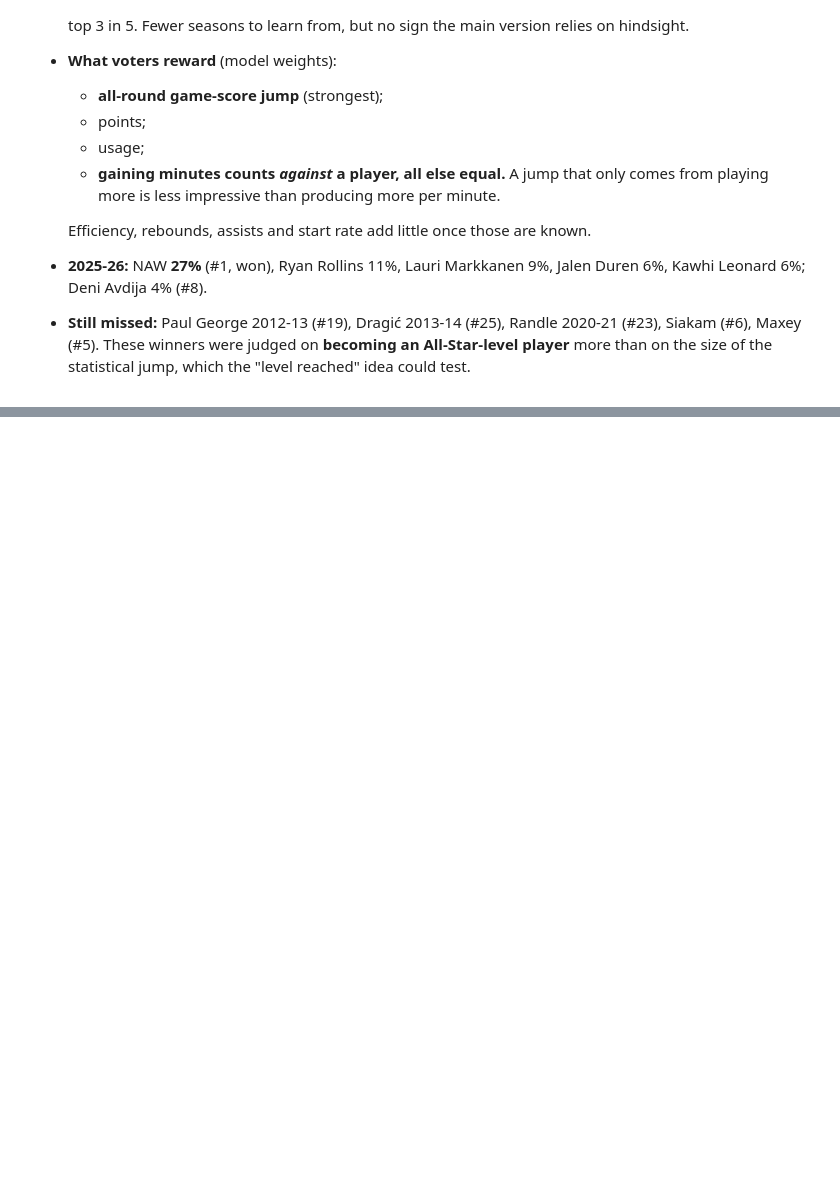
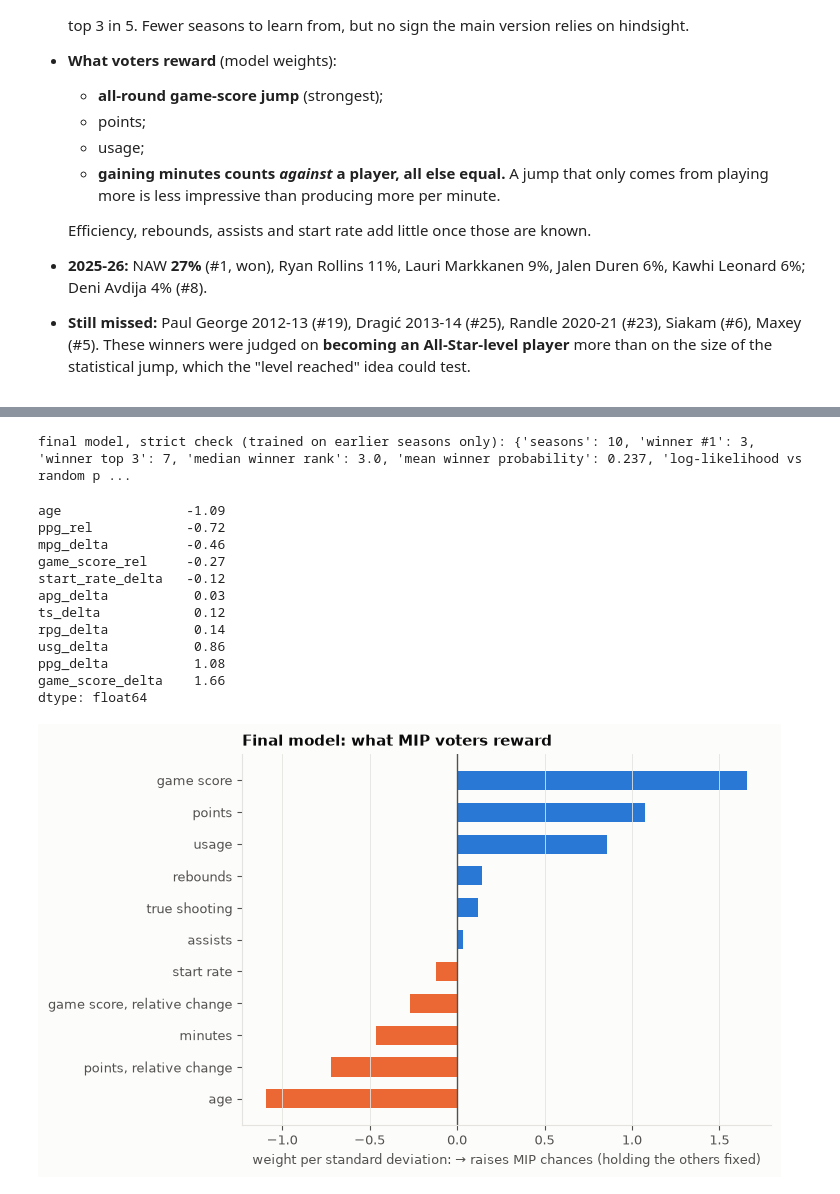
Before and after one commit to dan-j-e/unicorn-hunting, a Jupyter notebook: notebooks/10_mip_leaps.ipynb, the cells around one changed output, grey strips where cells are left out. Cells and saved outputs as stored; diff of their text form; code cells hidden in the pictures; blank space fills up the shorter version.

```diff
--- a/notebooks/10_mip_leaps.ipynb
+++ b/notebooks/10_mip_leaps.ipynb
@@ -425,0 +406,19 @@ P[P["season"] == "2025-26"].nsmallest(8, "rank")[cols].round(3).reset_index(drop
+# %%
+from unicorn.labels import add_labels, add_star_score
+from unicorn.mip import AGE, LEVEL, RELATIVE, SEASON_LEVEL
+
+levels = add_star_score(add_labels(pd.read_parquet(PROJECT_ROOT / "data" / "processed" / "player_season_unicorn.parquet")))
+cand2 = mip_candidates(games, ps, levels=levels[["player_id", "season_start", "star_score"]])
+cand2["mip"] = [MIP_WINNERS.get(s) == p for s, p in zip(cand2["season"], cand2["player_id"])]
+e2 = cand2[cand2["eligible"] & (cand2["season_start"] >= 2011)].reset_index(drop=True)
+
+SETS = {"changes": DELTAS, "+ relative change": DELTAS + RELATIVE, "+ level reached": DELTAS + RELATIVE + LEVEL + SEASON_LEVEL,
+        "changes + age": DELTAS + AGE, "changes + relative + age": DELTAS + RELATIVE + AGE,
+        "everything": DELTAS + RELATIVE + LEVEL + SEASON_LEVEL + AGE}
+cmp_rows, probs2 = {}, {}
+for name, feats in SETS.items():
+    probs2[name] = out_of_sample_probabilities(e2, feats, "loso")
+    w = ChoiceModel(feats, l2=1.0).fit(e2).coefficients()
+    cmp_rows[name] = {**summarize(e2, probs2[name]), "age weight": w.get("age", np.nan),
+                      "starting-level weight": w.get("base_game_score", np.nan)}
+pd.DataFrame(cmp_rows).T.round(3)
@@ -425,0 +433,28 @@ P[P["season"] == "2025-26"].nsmallest(8, "rank")[cols].round(3).reset_index(drop
+# %%
+FINAL = SETS["changes + relative + age"]
+strict = summarize(e2, out_of_sample_probabilities(e2, FINAL, "walk_forward"))
+print("final model, strict check (trained on earlier seasons only):", {k: round(v, 3) for k, v in strict.items()})
+final_w = ChoiceModel(FINAL, l2=1.0).fit(e2).coefficients().sort_values()
+names = {**labels, "ppg_rel": "points, relative change", "game_score_rel": "game score, relative change", "age": "age"}
+fig, ax = plt.subplots(figsize=(7.5, 4.6))
+ax.barh([names[c] for c in final_w.index], final_w.values, color=np.where(final_w > 0, BLUE, ORANGE), height=0.6)
+ax.axvline(0, color=INK2, linewidth=1); ax.grid(axis="y", visible=False)
+ax.set_xlabel("weight per standard deviation: → raises MIP chances (holding the others fixed)")
+ax.set_title("Final model: what MIP voters reward", loc="left")
+fig.tight_layout(); fig.savefig(FIG_DIR / "10_mip_vote_weights_final.png", dpi=150, bbox_inches="tight")
+final_w.round(2)
+# %% [output]
+final model, strict check (trained on earlier seasons only): {'seasons': 10, 'winner #1': 3, 'winner top 3': 7, 'median winner rank': 3.0, 'mean winner probability': 0.237, 'log-likelihood vs random p ...
+age                -1.09
+ppg_rel            -0.72
+mpg_delta          -0.46
+game_score_rel     -0.27
+start_rate_delta   -0.12
+apg_delta           0.03
+ts_delta            0.12
+rpg_delta           0.14
+usg_delta           0.86
+ppg_delta           1.08
+game_score_delta    1.66
+dtype: float64
+[figure, added]
```
Also changed, not shown: parts of 11 cells of this notebook, 6 other files.
